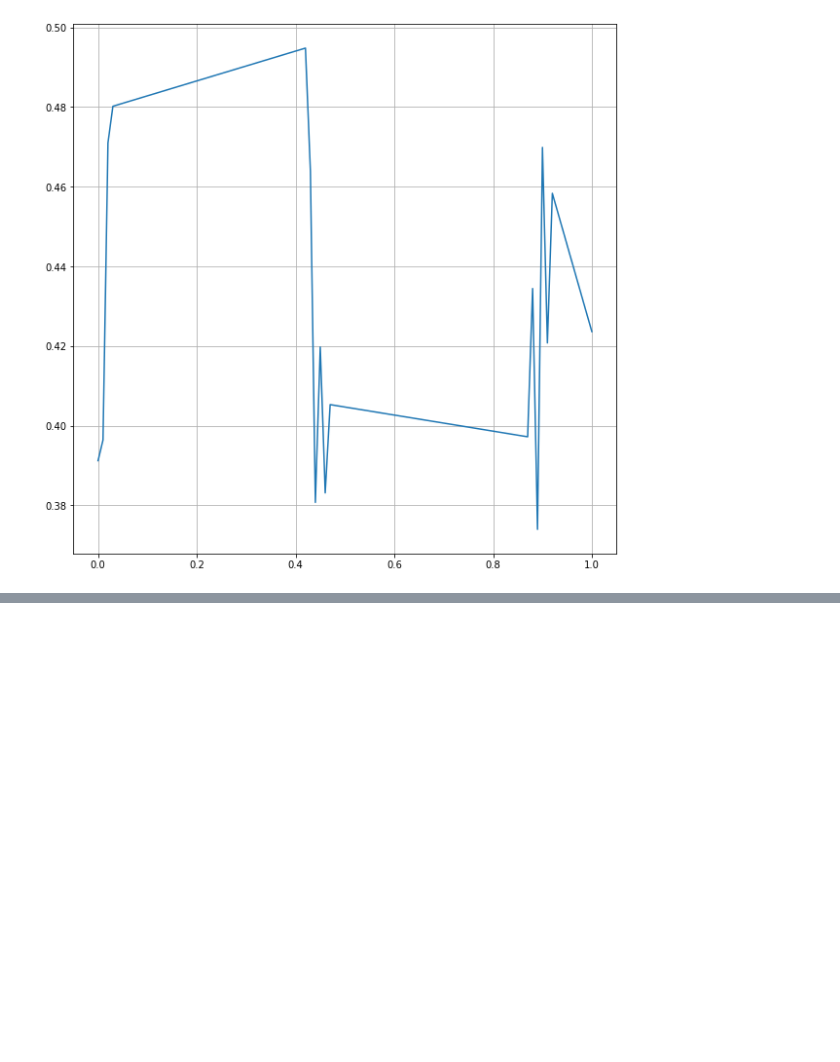
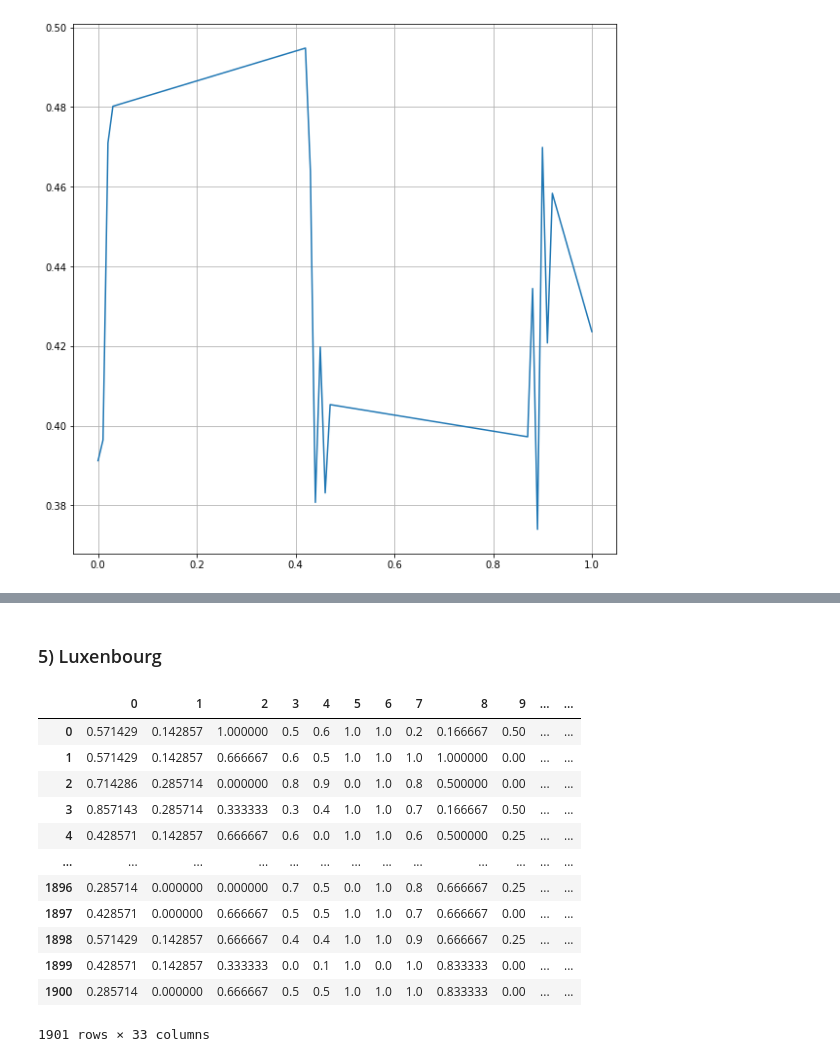
Before and after one commit to Dionidgy/ML, a Jupyter notebook: lifelong/lifelong.ipynb, the cells around one changed output, grey strips where cells are left out. Drawn from its saved outputs; the diff is of its cells as text; code cells hidden in the pictures; blank space fills up the shorter version.

```diff
--- a/lifelong/lifelong.ipynb
+++ b/lifelong/lifelong.ipynb
@@ -533,0 +597,25 @@ KeyError: 'perc'
+# %% [markdown]
+### 5) Luxenbourg
+# %%
+df_luxenbourg = sio.loadmat('Luxembourg/dataLU.mat')
+labels = df_luxenbourg['dataLU']['y'][0][0][0]
+data = df_luxenbourg['dataLU']['X'][0][0]
+time_stamps = df_luxenbourg['dataLU']['t'][0][0][0]
+df_luxenbourg = pd.DataFrame(data).transpose()
+df_luxenbourg['time_stamps'] = time_stamps
+df_luxenbourg['labels'] = labels
+df_luxenbourg
+# %% [output]
+|  | 0 | 1 | 2 | 3 | 4 | 5 | 6 | 7 | 8 | 9 | ... | ... |
+| 0 | 0.571429 | 0.142857 | 1.000000 | 0.5 | 0.6 | 1.0 | 1.0 | 0.2 | 0.166667 | 0.50 | ... | ... |
+| 1 | 0.571429 | 0.142857 | 0.666667 | 0.6 | 0.5 | 1.0 | 1.0 | 1.0 | 1.000000 | 0.00 | ... | ... |
+| 2 | 0.714286 | 0.285714 | 0.000000 | 0.8 | 0.9 | 0.0 | 1.0 | 0.8 | 0.500000 | 0.00 | ... | ... |
+| 3 | 0.857143 | 0.285714 | 0.333333 | 0.3 | 0.4 | 1.0 | 1.0 | 0.7 | 0.166667 | 0.50 | ... | ... |
+| 4 | 0.428571 | 0.142857 | 0.666667 | 0.6 | 0.0 | 1.0 | 1.0 | 0.6 | 0.500000 | 0.25 | ... | ... |
+| ... | ... | ... | ... | ... | ... | ... | ... | ... | ... | ... | ... | ... |
+| 1896 | 0.285714 | 0.000000 | 0.000000 | 0.7 | 0.5 | 0.0 | 1.0 | 0.8 | 0.666667 | 0.25 | ... | ... |
+| 1897 | 0.428571 | 0.000000 | 0.666667 | 0.5 | 0.5 | 1.0 | 1.0 | 0.7 | 0.666667 | 0.00 | ... | ... |
+| 1898 | 0.571429 | 0.142857 | 0.666667 | 0.4 | 0.4 | 1.0 | 1.0 | 0.9 | 0.666667 | 0.25 | ... | ... |
+| 1899 | 0.428571 | 0.142857 | 0.333333 | 0.0 | 0.1 | 1.0 | 0.0 | 1.0 | 0.833333 | 0.00 | ... | ... |
+| 1900 | 0.285714 | 0.000000 | 0.666667 | 0.5 | 0.5 | 1.0 | 1.0 | 1.0 | 0.833333 | 0.00 | ... | ... |
+1901 rows × 33 columns
```
Also changed, not shown: parts of 9 cells of this notebook.
